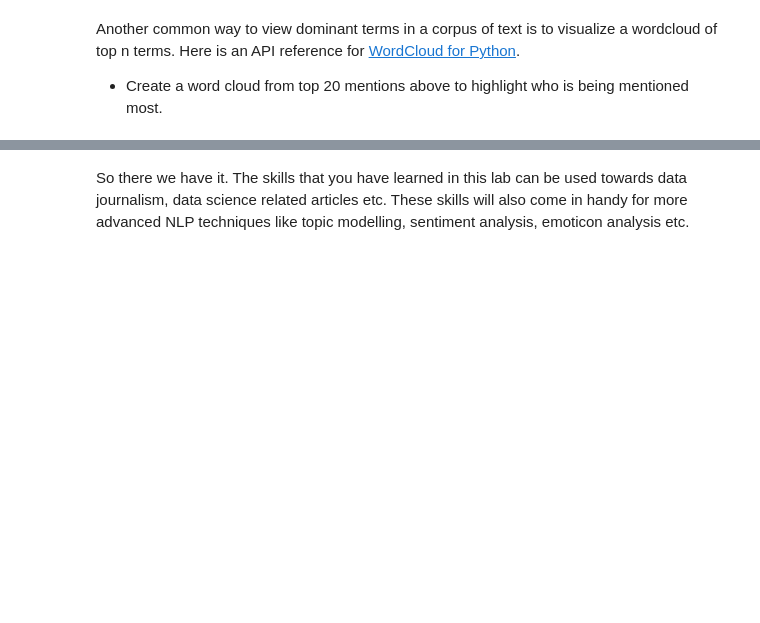
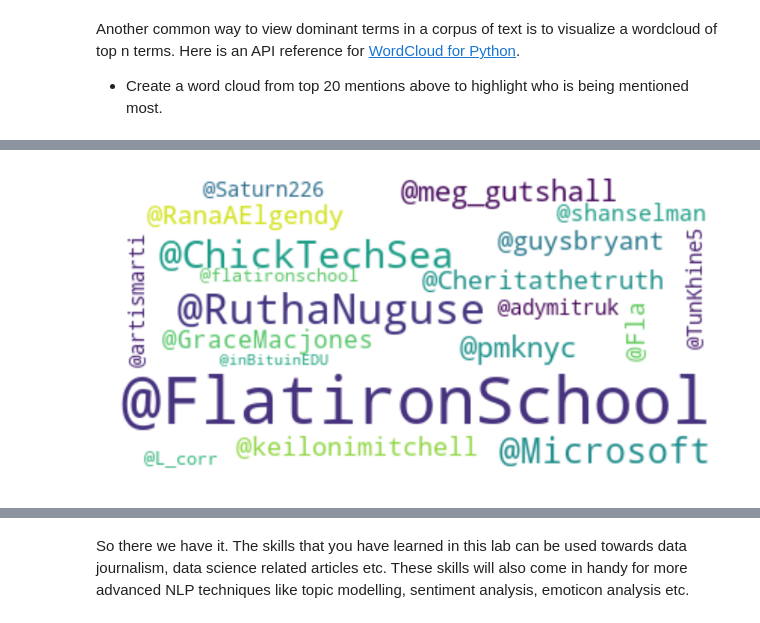
Before and after one commit to giorosati/dsc-2-15-09-accessing-data-from-twitter-lab-online-ds-pt-100118, a Jupyter notebook: index.ipynb, the cells around one changed output, grey strips where cells are left out. Cells and saved outputs as stored; diff of their text form; code cells hidden in the pictures; blank space fills up the shorter version.

```diff
--- a/index.ipynb
+++ b/index.ipynb
@@ -597,6 +733,18 @@ query = "FlatironSchool"
 language = "en"
 tweetCount = 200
 
+results = my_first_api.search(q=query, lang=language, tweet_mode='extended', count=tweetCount)
+
+count_all.clear()
+
+for tweet in results:
+    terms_hash = [term for term in preprocess_tweet(tweet.full_text) if term.startswith('@')]
+    count_all.update(terms_hash)
+
+top30 = count_all.most_common(30)
+pprint(top30)
+
+
 # [('@FlatironSchool', 83), ('@fulmolightning', 52), ('@pierre_rochard', 21),
 # ('@peterktodd', 19), ('@MsJisola', 17), ('@ElectrumWallet', 17), ('@BtcpayServer', 14),
 # ('@r0ckstardev', 13), ('@Blockstream', 12), ('@Excellion', 12), ('@rootzoll', 11),
@@ -609,0 +790,16 @@ Another common way to view dominant terms in a corpus of text is to visualize a
+# %%
+# solution version
+
+top20 = count_all.most_common(20)
+
+mask = np.array(Image.open("FS.png"))
+cloud = wordcloud.WordCloud(max_font_size=50, max_words=100, background_color="white")
+
+cloud.generate_from_frequencies(dict(top20))
+
+plt.figure(figsize=(15,10))
+plt.imshow(cloud, interpolation="bilinear")
+plt.axis("off")
+plt.show()
+# %% [output]
+[figure, added]
```
Also changed, not shown: parts of 28 cells of this notebook, 2 other files.
